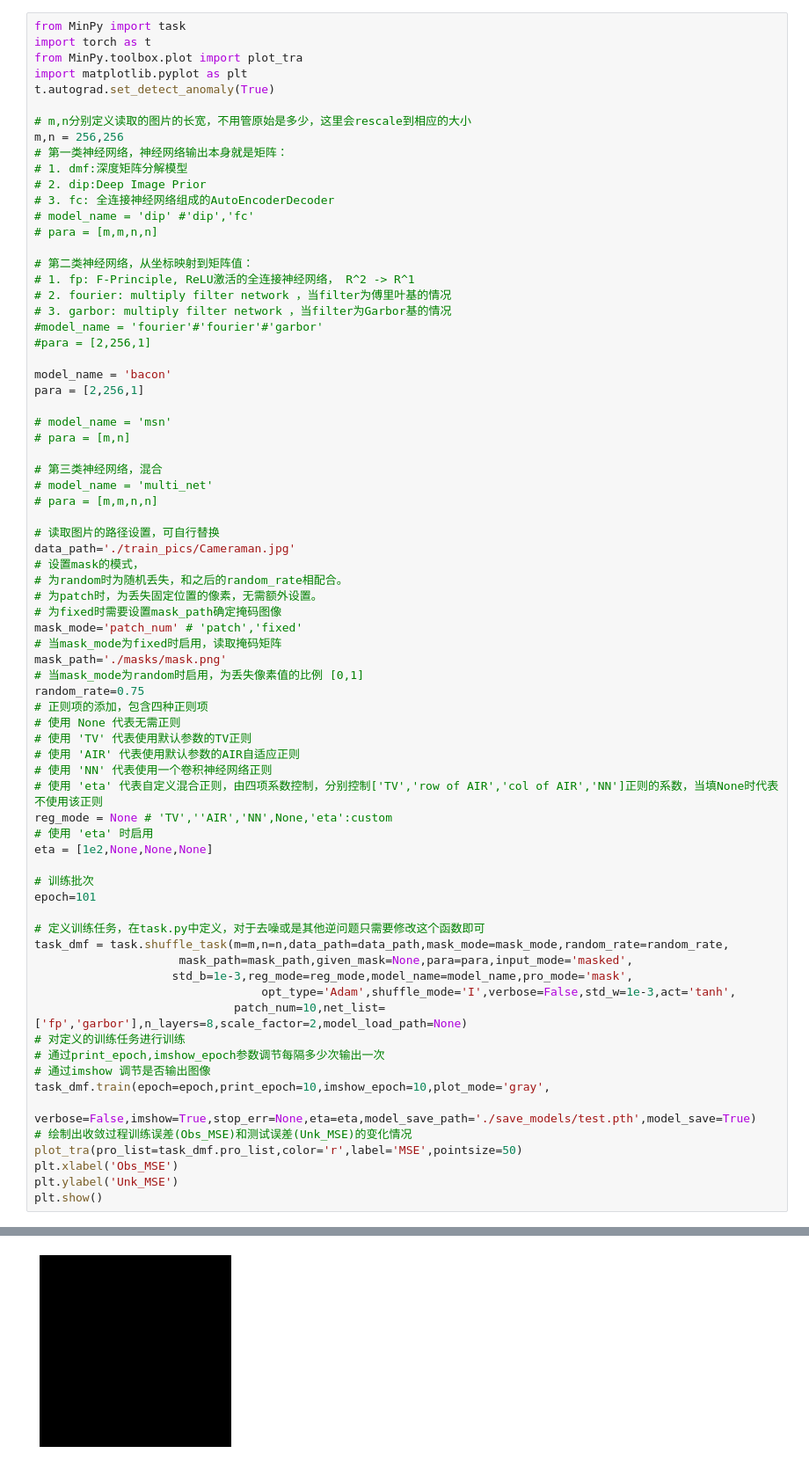
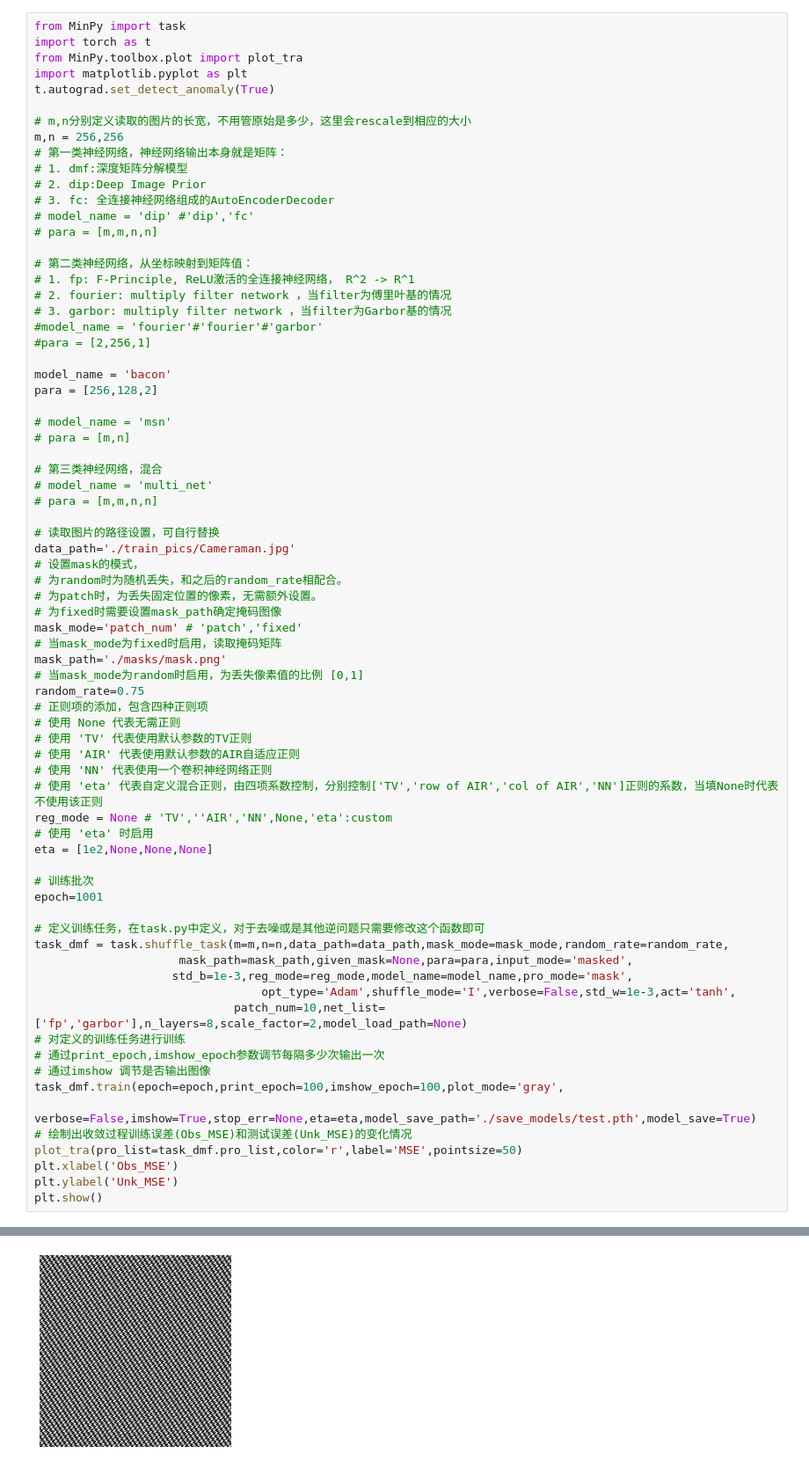
Before and after one commit to lizhemin15/INRR, a Jupyter notebook: main.ipynb, the cells around one changed output, grey strips where cells are left out. Shown at 88% size. Saved outputs shown, nothing was run; the diff lists cells and outputs as text.

```diff
--- a/main.ipynb
+++ b/main.ipynb
@@ -22,7 +22,7 @@ m,n = 256,256
 #para = [2,256,1]
 
 model_name = 'bacon'
-para = [2,256,1]
+para = [256,128,2]
 
 # model_name = 'msn'
 # para = [m,n]
@@ -53,7 +53,7 @@ reg_mode = None # 'TV',''AIR','NN',None,'eta':custom
 eta = [1e2,None,None,None]
 
 # 训练批次
-epoch=101
+epoch=1001
 
 # 定义训练任务，在task.py中定义，对于去噪或是其他逆问题只需要修改这个函数即可
 task_dmf = task.shuffle_task(m=m,n=n,data_path=data_path,mask_mode=mask_mode,random_rate=random_rate,
@@ -64,7 +64,7 @@ task_dmf = task.shuffle_task(m=m,n=n,data_path=data_path,mask_mode=mask_mode,ran
 # 对定义的训练任务进行训练
 # 通过print_epoch,imshow_epoch参数调节每隔多少次输出一次
 # 通过imshow 调节是否输出图像
-task_dmf.train(epoch=epoch,print_epoch=10,imshow_epoch=10,plot_mode='gray',
+task_dmf.train(epoch=epoch,print_epoch=100,imshow_epoch=100,plot_mode='gray',
                    verbose=False,imshow=True,stop_err=None,eta=eta,model_save_path='./save_models/test.pth',model_save=True)
 # 绘制出收敛过程训练误差(Obs_MSE)和测试误差(Unk_MSE)的变化情况
 plot_tra(pro_list=task_dmf.pro_list,color='r',label='MSE',pointsize=50)
@@ -78 +90 @@ Cuda num is  0
-[figure, old version]
+[figure, new version]
```
Also changed, not shown: parts of 1 cell of this notebook.
